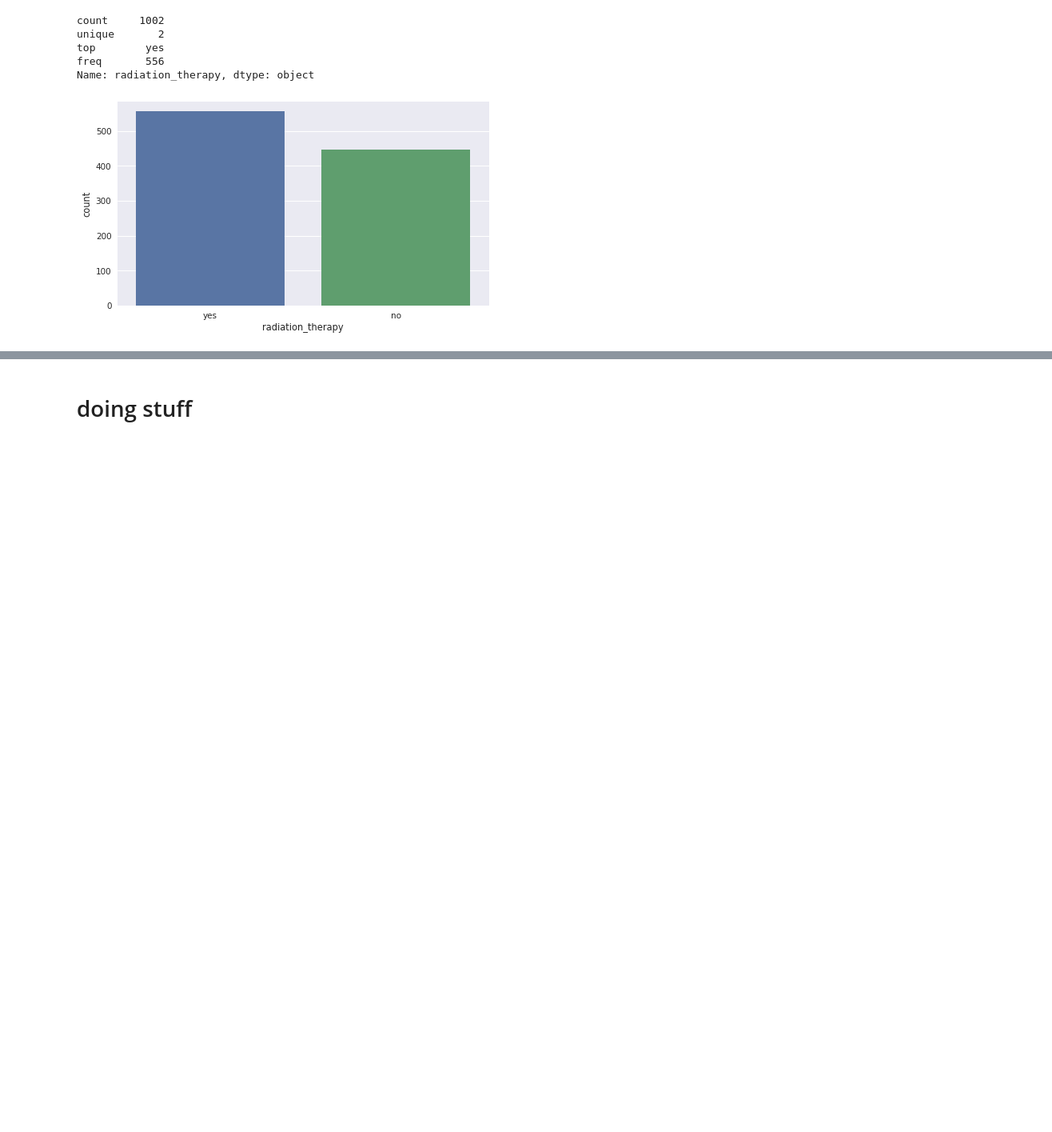
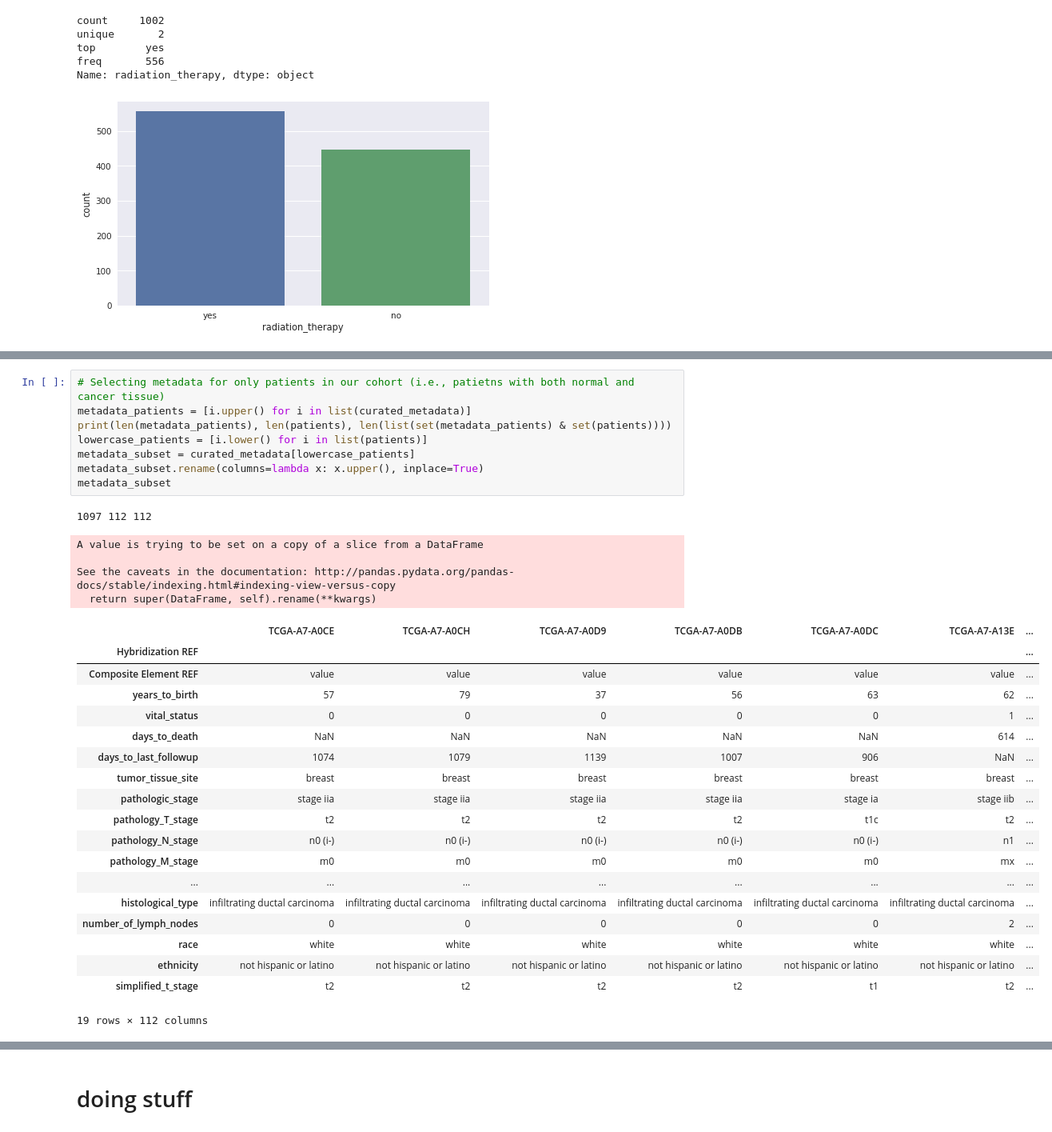
Before and after one commit to edjuaro/select-TCGA-dataset, a Jupyter notebook: select_samples.ipynb, the cells around one changed output, grey strips where cells are left out. Shown: that part at 80% size. Drawn from its saved outputs; the diff is of its cells as text; blank space fills up the shorter version.

```diff
--- a/select_samples.ipynb
+++ b/select_samples.ipynb
@@ -202,0 +227,33 @@ Name: radiation_therapy, dtype: object
+# %%
+# Selecting metadata for only patients in our cohort (i.e., patietns with both normal and cancer tissue)
+metadata_patients = [i.upper() for i in list(curated_metadata)]
+print(len(metadata_patients), len(patients), len(list(set(metadata_patients) & set(patients))))
+lowercase_patients = [i.lower() for i in list(patients)]
+metadata_subset = curated_metadata[lowercase_patients]
+metadata_subset.rename(columns=lambda x: x.upper(), inplace=True)
+metadata_subset
+# %% [output]
+1097 112 112
+A value is trying to be set on a copy of a slice from a DataFrame
+
+See the caveats in the documentation: http://pandas.pydata.org/pandas-docs/stable/indexing.html#indexing-view-versus-copy
+  return super(DataFrame, self).rename(**kwargs)
+|  | TCGA-A7-A0CE | TCGA-A7-A0CH | TCGA-A7-A0D9 | TCGA-A7-A0DB | TCGA-A7-A0DC | TCGA-A7-A13E | ... |
+| Hybridization REF |  |  |  |  |  |  | ... |
+| Composite Element REF | value | value | value | value | value | value | ... |
+| years_to_birth | 57 | 79 | 37 | 56 | 63 | 62 | ... |
+| vital_status | 0 | 0 | 0 | 0 | 0 | 1 | ... |
+| days_to_death | NaN | NaN | NaN | NaN | NaN | 614 | ... |
+| days_to_last_followup | 1074 | 1079 | 1139 | 1007 | 906 | NaN | ... |
+| tumor_tissue_site | breast | breast | breast | breast | breast | breast | ... |
+| pathologic_stage | stage iia | stage iia | stage iia | stage iia | stage ia | stage iib | ... |
+| pathology_T_stage | t2 | t2 | t2 | t2 | t1c | t2 | ... |
+| pathology_N_stage | n0 (i-) | n0 (i-) | n0 (i-) | n0 (i-) | n0 (i-) | n1 | ... |
+| pathology_M_stage | m0 | m0 | m0 | m0 | m0 | mx | ... |
+| ... | ... | ... | ... | ... | ... | ... | ... |
+| histological_type | infiltrating ductal carcinoma | infiltrating ductal carcinoma | infiltrating ductal carcinoma | infiltrating ductal carcinoma | infiltrating ductal carcinoma | infiltrating ductal carcinoma | ... |
+| number_of_lymph_nodes | 0 | 0 | 0 | 0 | 0 | 2 | ... |
+| race | white | white | white | white | white | white | ... |
+| ethnicity | not hispanic or latino | not hispanic or latino | not hispanic or latino | not hispanic or latino | not hispanic or latino | not hispanic or latino | ... |
+| simplified_t_stage | t2 | t2 | t2 | t2 | t1 | t2 | ... |
+19 rows × 112 columns
```
Also changed, not shown: parts of 3 cells of this notebook, 1 other file.
